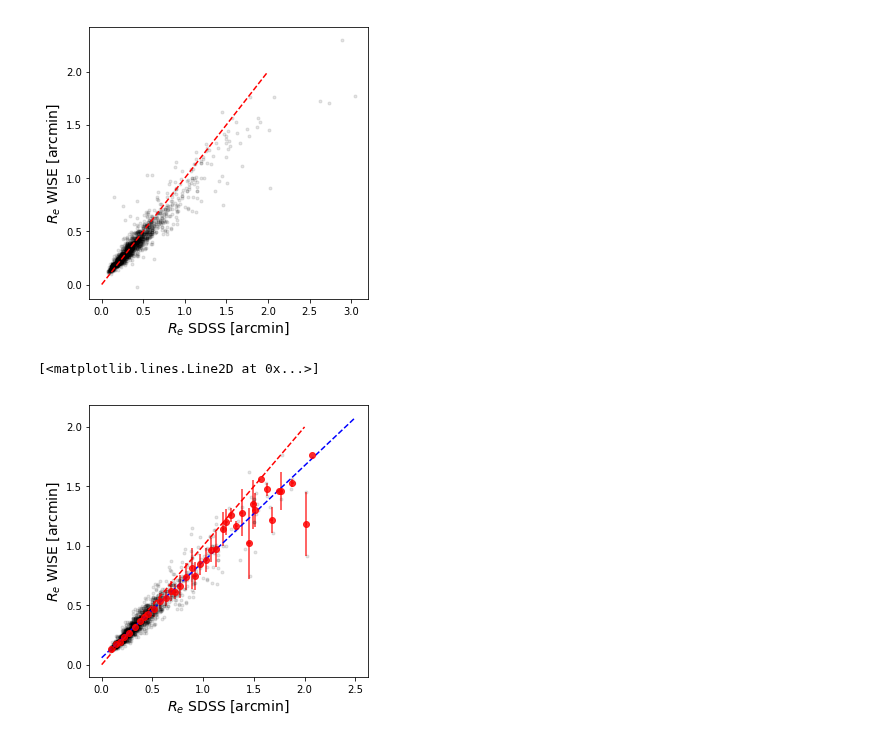
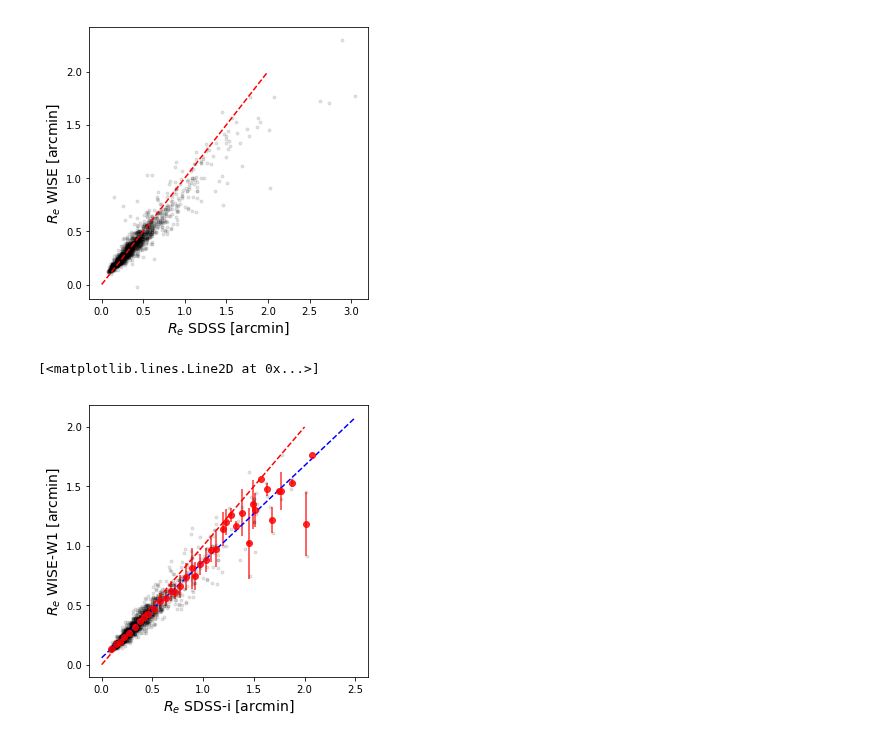
Before and after one commit to ekourkchi/reddening, a Jupyter notebook: axis_ratio.ipynb, the cells around one changed output. Saved outputs shown, nothing was run; the diff lists cells and outputs as text; code cells hidden in the pictures.

```diff
--- a/axis_ratio.ipynb
+++ b/axis_ratio.ipynb
@@ -102,7 +75,7 @@ for i in np.arange(0,1,0.1):
 from astropy.stats import sigma_clip
 
 ## function definition to reject outliers
-def sigmaClip(X, Wba, sigma=2, iters=5, range_=[0,1,0.05]):
+def sigmaClip(X, Y, sigma=2, iters=5, range_=[0,1,0.05]):
     x_ = []
     y_ = []
 
@@ -118,10 +91,10 @@ def sigmaClip(X, Wba, sigma=2, iters=5, range_=[0,1,0.05]):
         x = []
         y = []
         for ii in range(len(X)):
-            xi = Sba[ii]
+            xi = X[ii]
             if xi>=i and xi<i+d:
                 x.append(xi)
-                y.append(Wba[ii])
+                y.append(Y[ii])
         if len(x)>0:
             y = np.asarray(y)
             x = np.asarray(x)
@@ -181,30 +162,30 @@ Text(0,0.5,'$R_e$ WISE [arcmin]')
 # %%
 Ro, Ri = sigmaClip(Ro, Ri, sigma=3, iters=5, range_=[0,2.5,0.1])
 
 fig = plt.figure(figsize=(5, 5))
 plt.plot(Ro,Ri, 'k.', alpha=0.1)
 plt.plot([0,2],[0,2], 'r--')
-plt.xlabel('$R_e$'+' SDSS [arcmin]', size=14)
-plt.ylabel('$R_e$'+' WISE [arcmin]', size=14)
+plt.xlabel('$R_e$'+' SDSS-i [arcmin]', size=14)
+plt.ylabel('$R_e$'+' WISE-W1 [arcmin]', size=14)
 
 for i in np.arange(0,2.5,0.05):
 
     x = []
     y = []
     for ii in range(len(Ro)):
         xi = Ro[ii]
         if xi>=i and xi<i+0.05:
             x.append(xi)
             y.append(Ri[ii])
     if len(x)>0:
         plt.errorbar(np.median(x), np.median(y), yerr=np.std(y), xerr=np.std(x), fmt='o', color='red', alpha=0.8)
 
-############################################# Geting rid of outliers
+#############################################
 a0, b0  = np.polyfit(Ro, Ri, 1)
 x = np.linspace(0,2.5,50)
 y = a0*x+b0
 plt.plot(x, y, 'b--')
 #############################################
 # %% [output]
 [<matplotlib.lines.Line2D at 0x...>]
-[figure, old version]
+[figure, new version]
```
Also changed, not shown: parts of 3 cells of this notebook.
